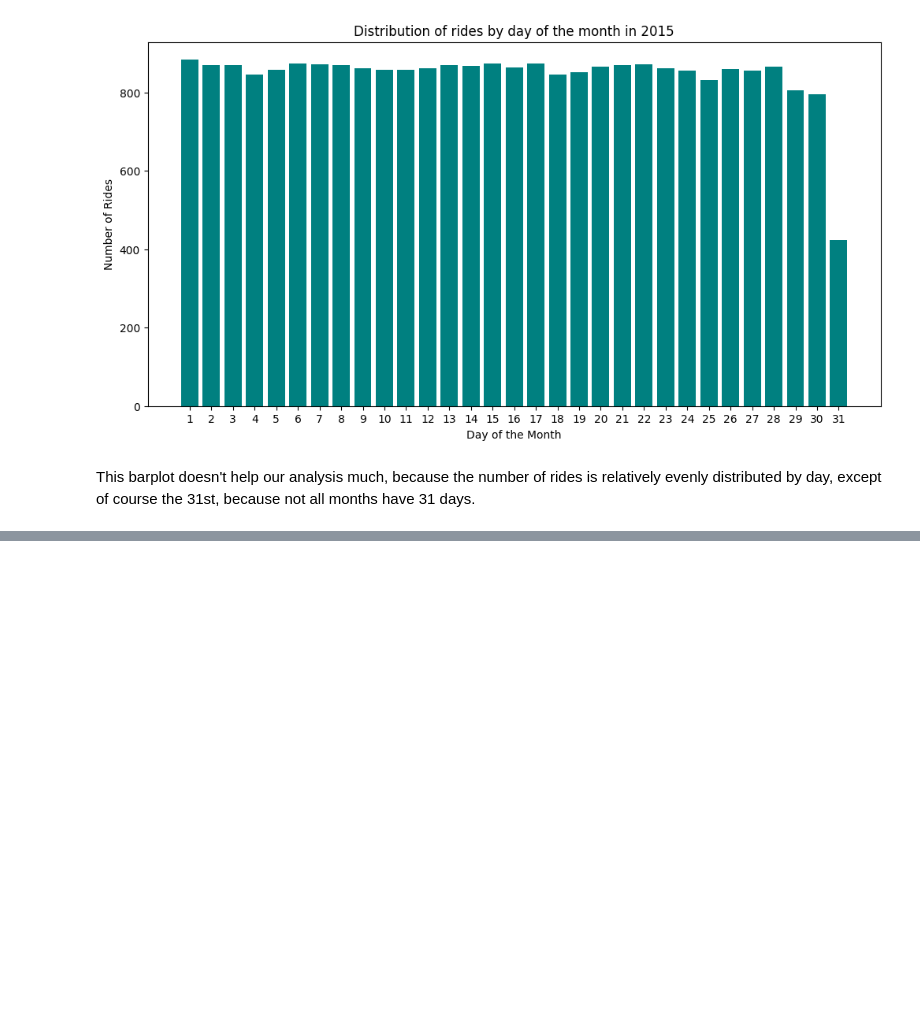
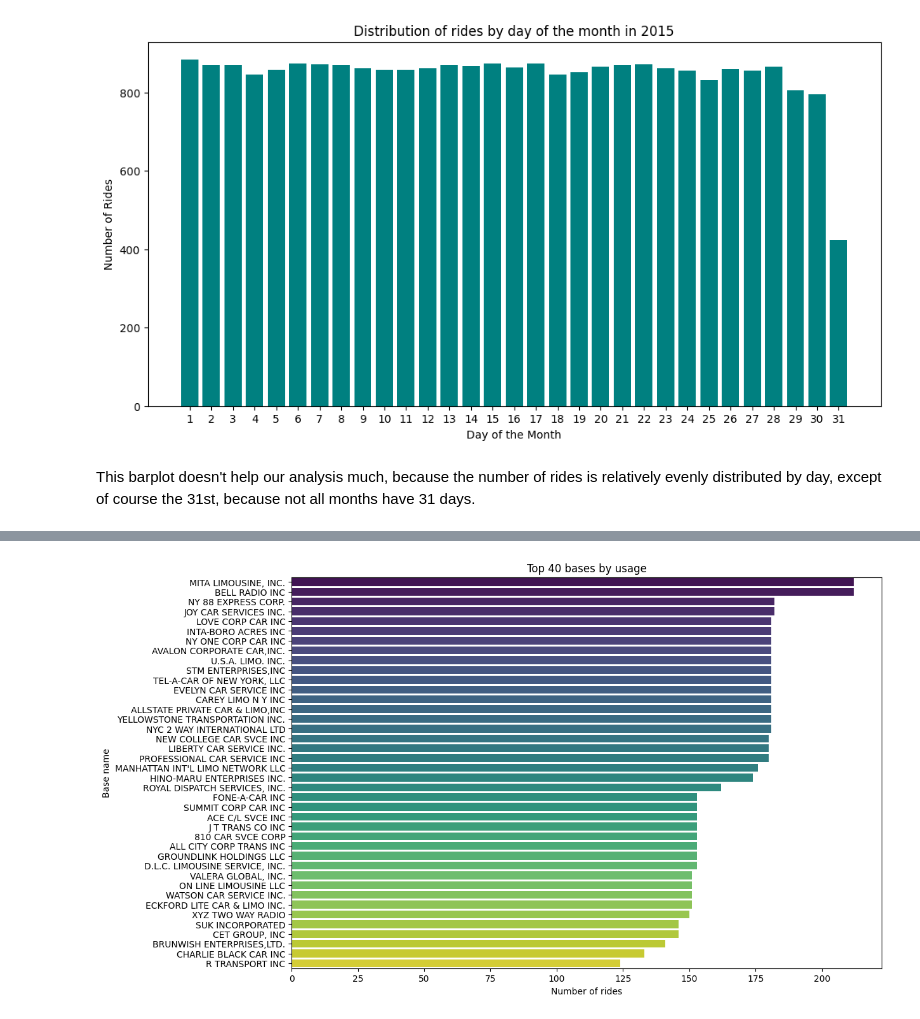
Before and after one commit to savicm5/mlProject, a Jupyter notebook: src/02_non_uber_2015.ipynb, the cells around one changed output, grey strips where cells are left out. Saved outputs shown, nothing was run; the diff lists cells and outputs as text; code cells hidden in the pictures; blank space fills up the shorter version.

```diff
--- a/src/02_non_uber_2015.ipynb
+++ b/src/02_non_uber_2015.ipynb
@@ -116,0 +205,13 @@ This barplot doesn't help our analysis much, because the number of rides is rela
+# %%
+base_name_counts = pd.value_counts(data['Base Name'])
+
+top_40_bases = base_name_counts.head(40)
+
+plt.figure(figsize=(12, 8))
+sns.barplot(x=top_40_bases.values, y=top_40_bases.index, palette='viridis', hue=top_40_bases.index, legend=False)
+plt.title('Top 40 bases by usage')
+plt.xlabel('Number of rides')
+plt.ylabel('Base name')
+plt.show()
+# %% [output]
+[figure, added]
```
Also changed, not shown: parts of 11 cells of this notebook.
